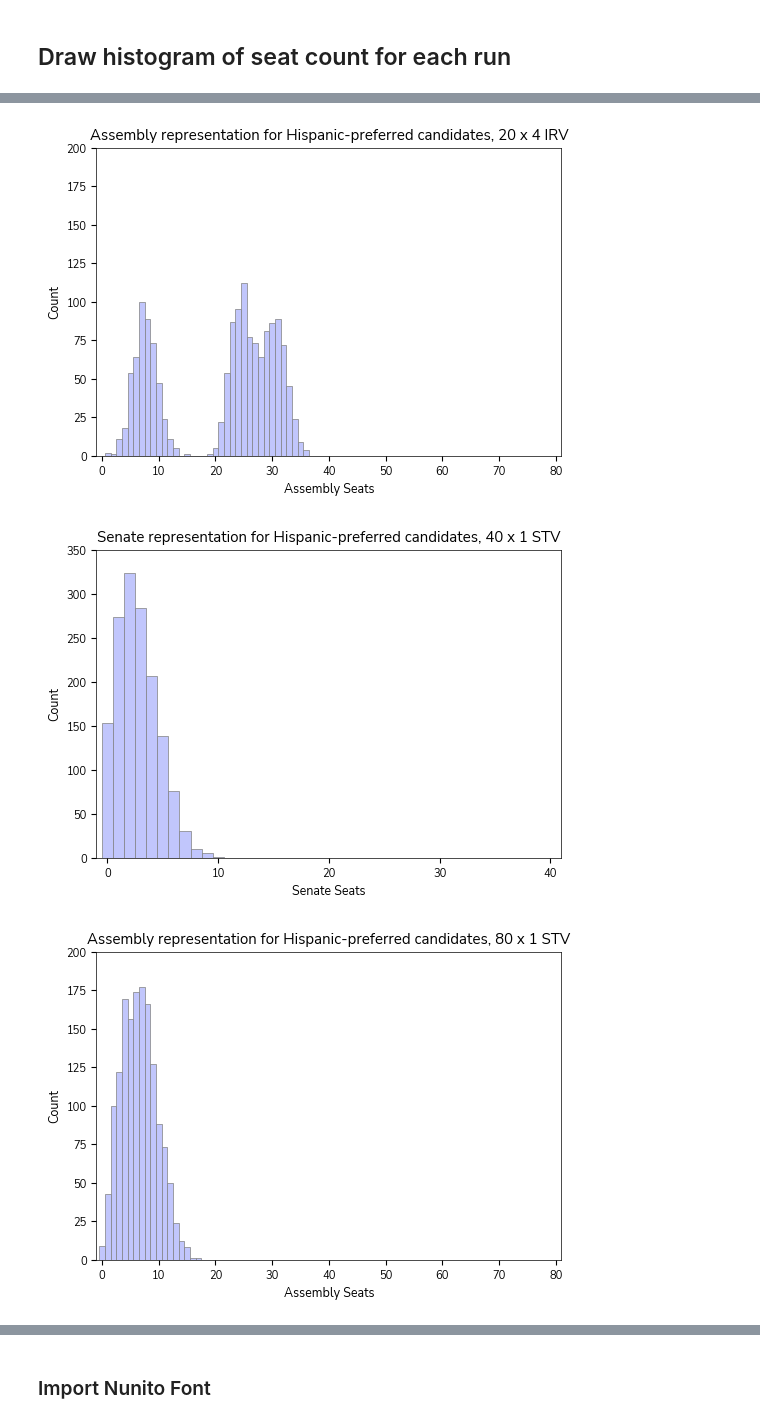
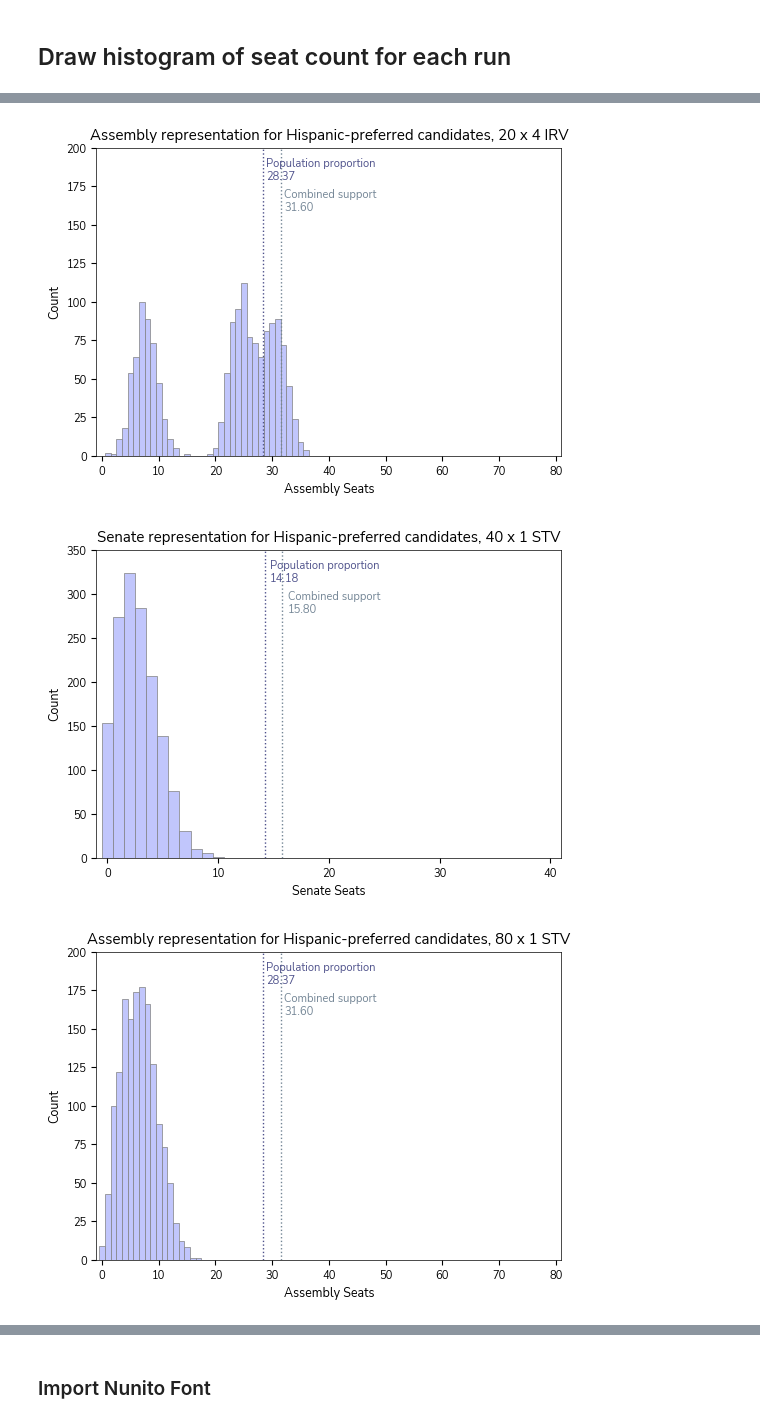
Before and after one commit to hanelee/ca_stv, a Jupyter notebook: process_results.ipynb, the cells around one changed output, grey strips where cells are left out. Cells and saved outputs as stored; diff of their text form; code cells hidden in the pictures.

Commit message:
Added vertical lines to histogram

```diff
--- a/process_results.ipynb
+++ b/process_results.ipynb
@@ -278,6 +306,52 @@ for dn, group in agg.groupby("total_district_num"):
     ax.set_ylabel("Count")
     ax.set_title(f"{sen_assem} representation for Hispanic-preferred candidates, {dn} x {dist_seats[dn]} {election}")
 
+
+
+### ADD VERTICAL LINES
+    color_cs = 'xkcd:steel'
+    color_hprop = 'xkcd:twilight'
+
+    ## Add vertical line for combined support
+    cs_share = cs*dn*dist_seats[dn]
+    ax.axvline(
+        cs_share, color=color_cs, linestyle=':', linewidth=1,
+        label=f"{share}"
+    )
+
+    rounded_cs = f"{cs_share:.2f}"
+    cs_text_label = f"Combined support\n{rounded_cs}"
+    ax.text(
+        cs_share + 0.5, # X-position: slightly to the right of the line
+        ylim * 0.83, # Y-position: 95% of the way up the plot
+        cs_text_label,
+        verticalalignment='center',
+        horizontalalignment='left',
+        fontsize=8,
+        color=color_cs
+    )
+
+    ## Add vertical line for population proprotionate share
+    # Add dotted vertical line at hprop * seats
+    share = hprop*dn*dist_seats[dn]
+    ax.axvline(
+        share, color=color_hprop, linestyle=':', linewidth=1,
+        label=f"{share}"
+    )
+
+    rounded_share = f"{share:.2f}"
+    text_label = f"Population proportion \n{rounded_share}"
+
+    ax.text(
+        share + 0.5, # X-position: slightly to the right of the line
+        ylim * 0.93, # Y-position: 95% of the way up the plot
+        text_label,
+        verticalalignment='center',
+        horizontalalignment='left',
+        fontsize=8,
+        color=color_hprop
+    )
+
     ax.tick_params(axis='both', which='major', labelsize=8)
-    plt.savefig(f"figures/hispanic seats {dn} x {dist_seats[dn]}.png", dpi=300, bbox_inches='tight')
+    plt.savefig(f"figures/hispanic seats {dn} x {dist_seats[dn]}_turn_h0.4_pih0.75_pio0.8_ahh0.25_aho0.75_aoh0.6_aoo0.5.png", dpi=300, bbox_inches='tight')
 # %% [output]
@@ -287,6 +361,6 @@ for dn, group in agg.groupby("total_district_num"):
-[figure, old version]
+[figure, new version]
-[figure, old version]
+[figure, new version]
-[figure, old version]
+[figure, new version]
 # %%
 import matplotlib.pyplot as plt
 import matplotlib as mpl
```
Also changed, not shown: parts of 4 cells of this notebook, 24 other files.
